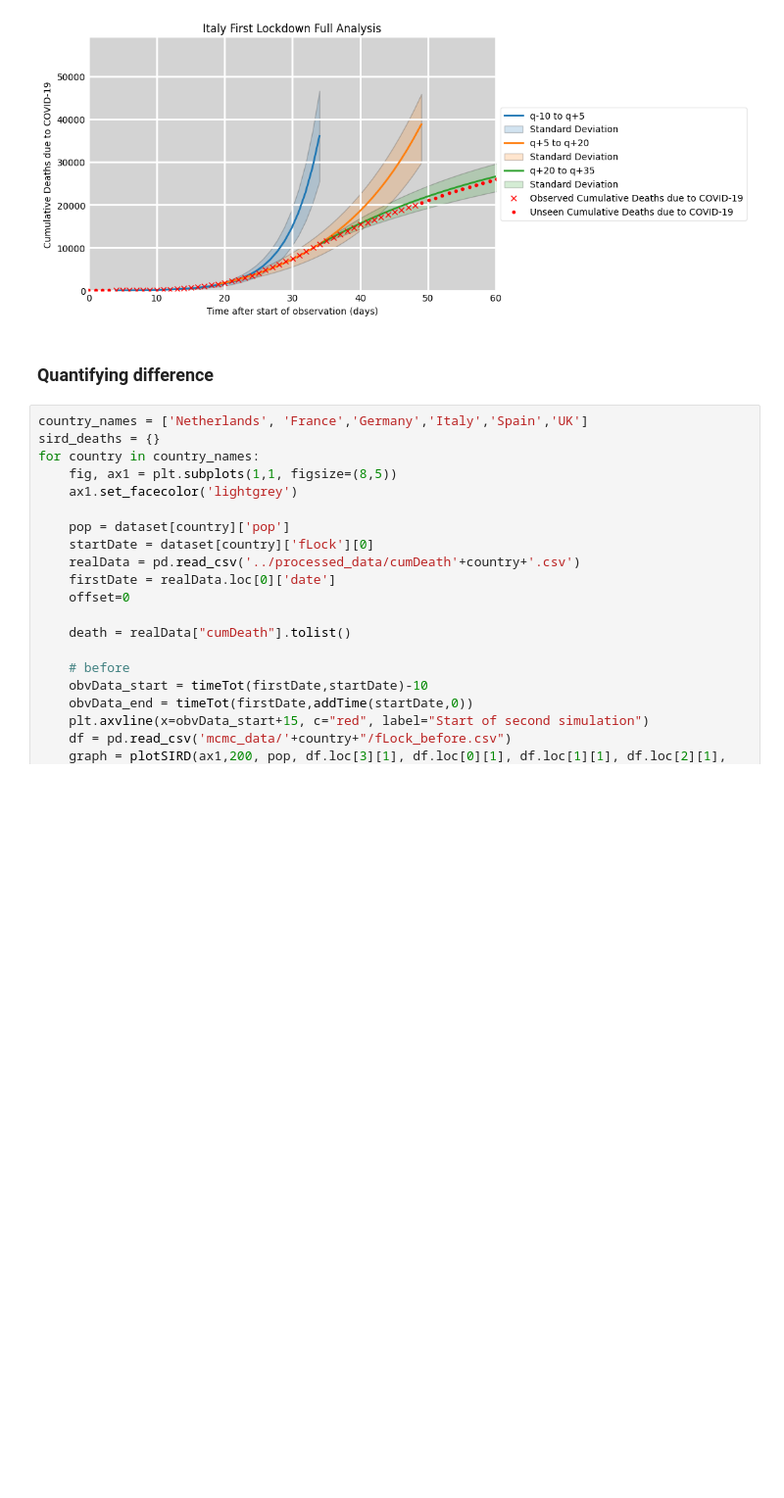
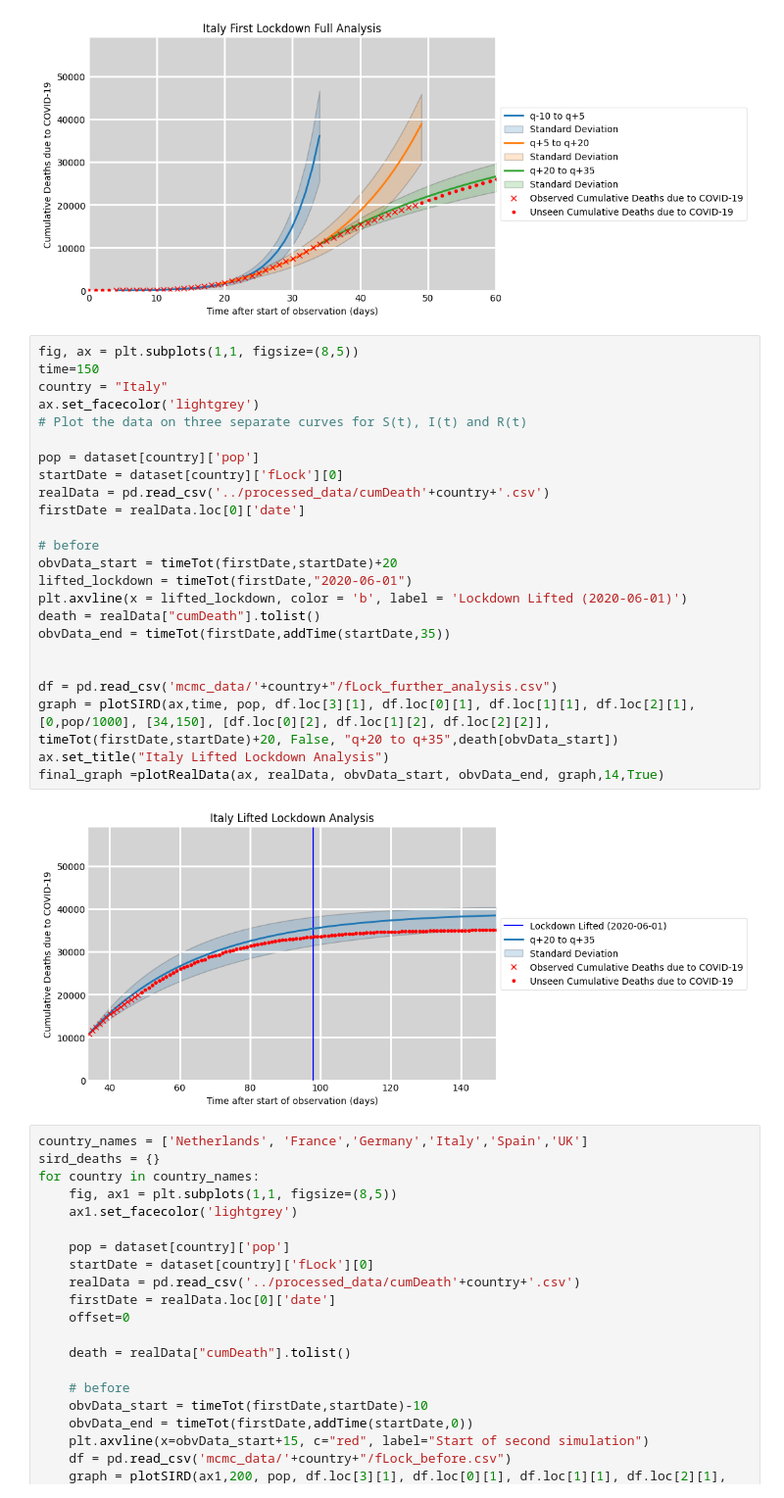
Before and after one commit to zenodea/MCMC_parameter_estimation, a Jupyter notebook: Data Analysis/post_MCMC_analysis.ipynb, the cells around one changed output. Shown at 98% size. Saved outputs shown, nothing was run; the diff lists cells and outputs as text; blank space fills up the shorter version.

```diff
--- a/Data Analysis/post_MCMC_analysis.ipynb
+++ b/Data Analysis/post_MCMC_analysis.ipynb
@@ -411,8 +411,32 @@ fullAnalaysis_SIRD("Italy",15)
 fullAnalaysis_SIRD("Italy",30)
 # %% [output]
 [figure]
-# %% [markdown]
-### Quantifying difference
+# %%
+fig, ax = plt.subplots(1,1, figsize=(8,5))
+time=150
+country = "Italy"
+ax.set_facecolor('lightgrey')
+# Plot the data on three separate curves for S(t), I(t) and R(t)
+
+pop = dataset[country]['pop']
+startDate = dataset[country]['fLock'][0]
+realData = pd.read_csv('../processed_data/cumDeath'+country+'.csv')
+firstDate = realData.loc[0]['date']
+
+# before
+obvData_start = timeTot(firstDate,startDate)+20
+lifted_lockdown = timeTot(firstDate,"2020-06-01")
+plt.axvline(x = lifted_lockdown, color = 'b', label = 'Lockdown Lifted (2020-06-01)')
+death = realData["cumDeath"].tolist()
+obvData_end = timeTot(firstDate,addTime(startDate,35))
+
+
+df = pd.read_csv('mcmc_data/'+country+"/fLock_further_analysis.csv")
+graph = plotSIRD(ax,time, pop, df.loc[3][1], df.loc[0][1], df.loc[1][1], df.loc[2][1], [0,pop/1000], [34,150], [df.loc[0][2], df.loc[1][2], df.loc[2][2]], timeTot(firstDate,startDate)+20, False, "q+20 to q+35",death[obvData_start])
+ax.set_title("Italy Lifted Lockdown Analysis")
+final_graph =plotRealData(ax, realData, obvData_start, obvData_end, graph,14,True)
+# %% [output]
+[figure, added]
 # %%
 country_names = ['Netherlands', 'France','Germany','Italy','Spain','UK']
 sird_deaths = {}
```
Also changed, not shown: 11 other files.
